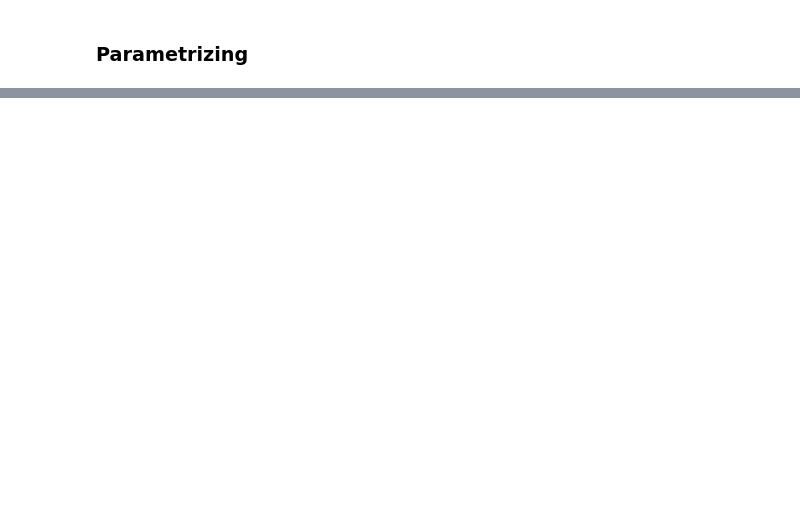
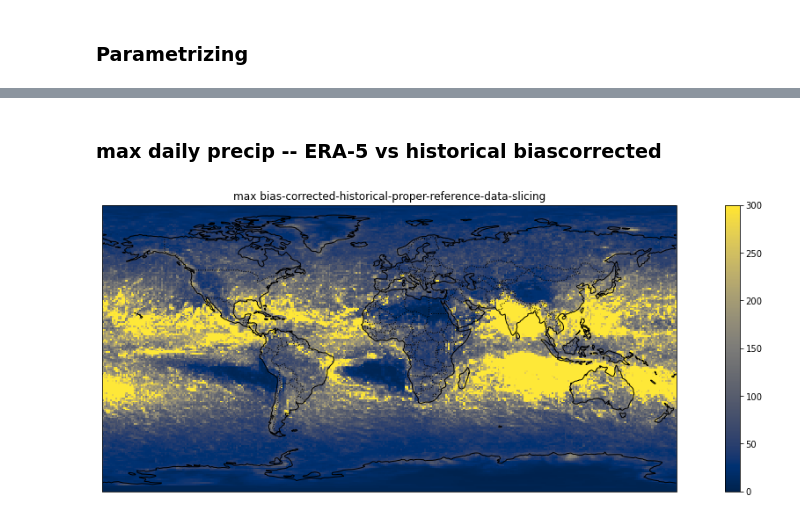
Before and after one commit to emileten/downscaleCMIP6, a Jupyter notebook: notebooks/downscaling_pipeline/global_validation_manual.ipynb, the cells around one changed output, grey strips where cells are left out. Saved outputs shown, nothing was run; the diff lists cells and outputs as text; code cells hidden in the pictures; blank space fills up the shorter version.

```diff
--- a/notebooks/downscaling_pipeline/global_validation_manual.ipynb
+++ b/notebooks/downscaling_pipeline/global_validation_manual.ipynb
@@ -307,0 +409,31 @@ if variable=='pr'
+# %% [markdown]
+### max daily precip -- ERA-5 vs historical biascorrected ###
+# %%
+# plot_single(ds=read_gcs_zarr(data_dict['coarse']['ERA-5']),
+#                               variable=variable,
+#                               metric='max',
+#                               data_type='raw-era-5',
+#                               units=units,
+#                               vmin=0,
+#                               vmax=300,
+#                               xr_func=None)
+
+# plot_single(ds=read_gcs_zarr(data_dict['coarse']['cmip6']['historical']),
+#                               variable=variable,
+#                               metric='max',
+#                               data_type='cmip6-historical',
+#                               units=units,
+#                               vmin=0,
+#                               vmax=300,
+#                               xr_func=None)
+
+plot_single(ds=read_gcs_zarr(data_dict['coarse']['bias_corrected']['historical']),
+                              variable=variable,
+                              metric='max',
+                              data_type='bias-corrected-historical-proper-reference-data-slicing',
+                              units=units,
+                              vmin=0,
+                              vmax=300,
+                              xr_func=None)
+# %% [output]
+[figure, added]
```
Also changed, not shown: parts of 79 cells of this notebook, 3 other files.
